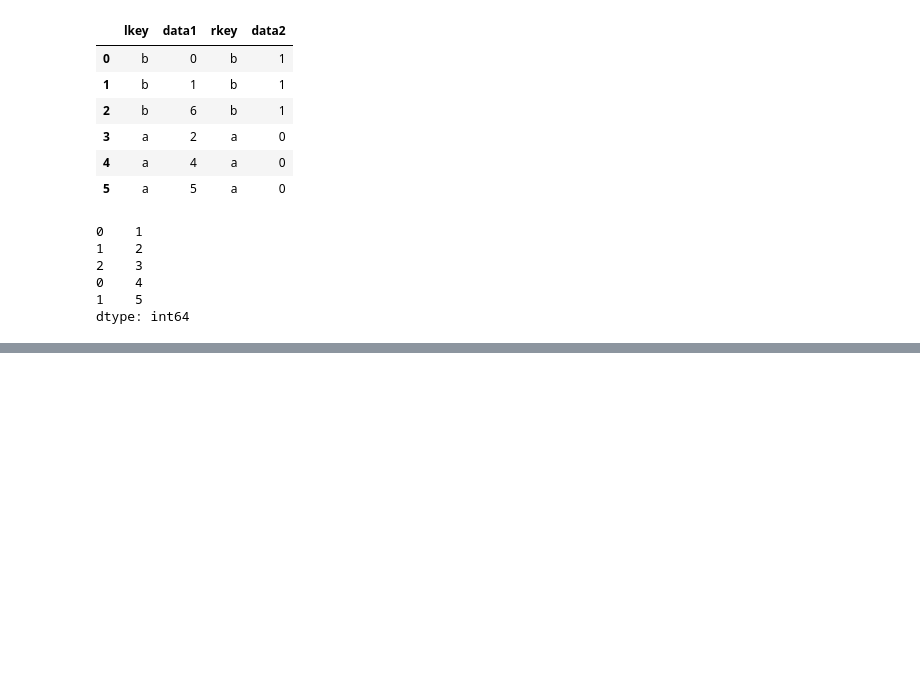
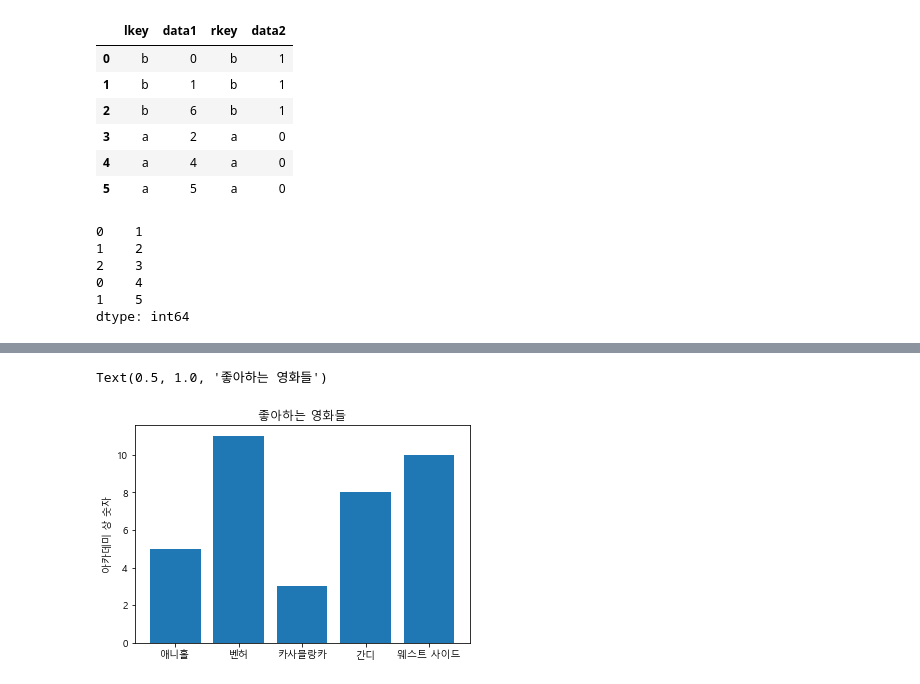
Before and after one commit to lidiahy/python220621, a Jupyter notebook: DemoPandas.ipynb, the cells around one changed output, grey strips where cells are left out. Saved outputs shown, nothing was run; the diff lists cells and outputs as text; code cells hidden in the pictures; blank space fills up the shorter version.

```diff
--- a/DemoPandas.ipynb
+++ b/DemoPandas.ipynb
@@ -231,0 +268,30 @@ dtype: int64
+# %%
+#한글처리에 필요한 코드 rc 셋팅을 미리 변경
+import platform
+
+from matplotlib import font_manager, rc
+
+# '-' 기호가 한글에서 써서 깨질 수 있어서 코드로 보정. unless, 엑박남
+plt.rcParams['axes.unicode_minus'] = False
+
+if platform.system() == 'Darwin':
+    rc('font', family='AppleGothic')
+elif platform.system() == 'Windows':
+    path = 'c:/Windows/Fonts/malgun.ttf'
+    font_name = font_manager.FontProperties(fname=path).get_name()
+    rc('font', family=font_name)
+else:
+    print('Unknown system')
+# %%
+#영화 데이터로 막대 그래프 출력
+movies = ["애니홀", "벤허", "카사블랑카", "간디", "웨스트 사이드"]
+
+num_oscars = [5, 11, 3, 8, 10]
+
+plt.bar(movies, num_oscars)
+
+plt.ylabel("아카데미 상 숫자")
+plt.title("좋아하는 영화들")
+# %% [output]
+Text(0.5, 1.0, '좋아하는 영화들')
+[figure, added]
```
Also changed, not shown: parts of 3 cells of this notebook.
